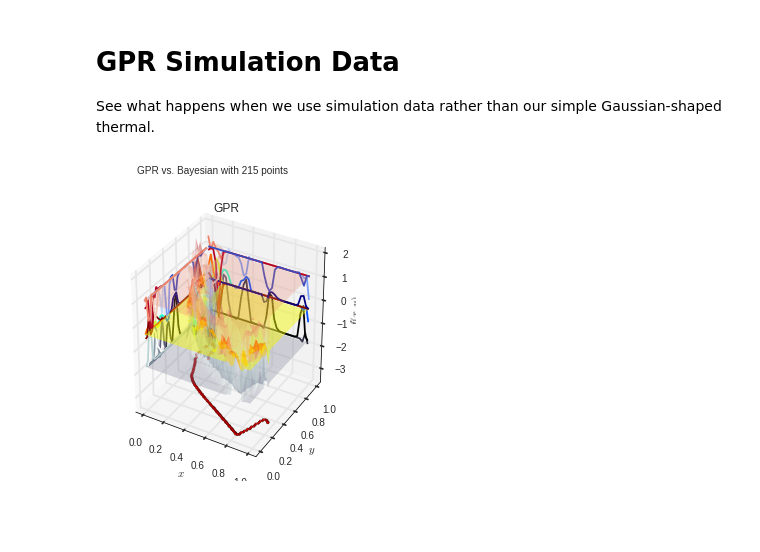
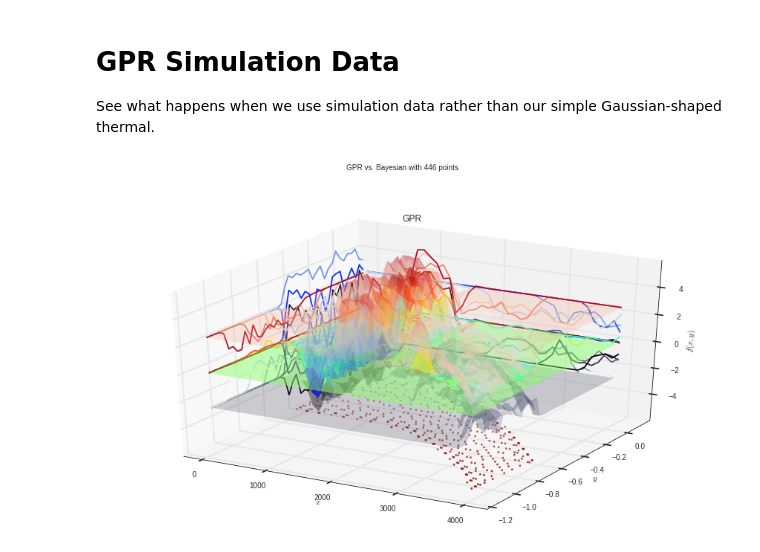
Before and after one commit to ThermalSoaring/bayesian-learning, a Jupyter notebook: gaussian-process-regression/GPR Simulation Data.ipynb, the cells around one changed output. Saved outputs shown, nothing was run; the diff lists cells and outputs as text; code cells hidden in the pictures; blank space fills up the shorter version.

Commit message:
Better simulation data, so better GPR with simulation data

```diff
--- a/gaussian-process-regression/GPR Simulation Data.ipynb
+++ b/gaussian-process-regression/GPR Simulation Data.ipynb
@@ -321,18 +321,24 @@ def evalMSE(predicted, correct):
 # Gaussian Process Regression to learn thermals
 #
 def GaussianProcessRegression(fig, path, measurements,
-                              field=None, pos_min=-50, pos_max=50, gprParams=None):
+                              field=None, gprParams=None):
     X = path
     y = measurements
 
     if gprParams == None:
         gprParams = GPRParams()
 
+    # Compute bounds based on measurements
+    pos_min_x = min(path[:,0])
+    pos_max_x = max(path[:,0])
+    pos_min_y = min(path[:,1])
+    pos_max_y = max(path[:,1])
+
     # Generate all the points we want to output at
     # See: http://stackoverflow.com/a/32208788
     grid_x, grid_y = np.meshgrid(
-        np.arange(pos_min, pos_max, (pos_max-pos_min)/40),
-        np.arange(pos_min, pos_max, (pos_max-pos_min)/40))
+        np.arange(pos_min_x, pos_max_x, (pos_max_x-pos_min_x)/40),
+        np.arange(pos_min_y, pos_max_y, (pos_max_y-pos_min_y)/40))
     grid = np.vstack((grid_x.flatten(), grid_y.flatten())).T
 
     if field:
@@ -358,7 +364,10 @@ def GaussianProcessRegression(fig, path, measurements,
     # Plot the predicted values
     plt.suptitle("GPR vs. Bayesian with "+str(len(measurements))+" points")
 
-    ax = fig.add_subplot(1,3,2, projection='3d')
+    if field:
+        ax = fig.add_subplot(1,3,2, projection='3d')
+    else:
+        ax = fig.add_subplot(1,1,1, projection='3d')
     plt.title('GPR')
     ax.set_xlabel('$x$')
     ax.set_ylabel('$y$')
@@ -389,12 +398,12 @@ def GaussianProcessRegression(fig, path, measurements,
     # Contours so we can see how it compares with the path
     # See: http://matplotlib.org/examples/mplot3d/contour3d_demo3.html
     cset = ax.contour(grid_x, grid_y, pred_surface, zdir='z', offset=0, cmap=cm.coolwarm)
-    cset = ax.contour(grid_x, grid_y, lower, zdir='x', offset=pos_min, cmap=cm.bone)
-    cset = ax.contour(grid_x, grid_y, lower, zdir='y', offset=pos_max, cmap=cm.bone)
-    cset = ax.contour(grid_x, grid_y, pred_surface, zdir='x', offset=pos_min, cmap=cm.jet)
-    cset = ax.contour(grid_x, grid_y, pred_surface, zdir='y', offset=pos_max, cmap=cm.jet)
-    cset = ax.contour(grid_x, grid_y, upper, zdir='x', offset=pos_min, cmap=cm.coolwarm)
-    cset = ax.contour(grid_x, grid_y, upper, zdir='y', offset=pos_max, cmap=cm.coolwarm)
+    cset = ax.contour(grid_x, grid_y, lower, zdir='x', offset=pos_min_x, cmap=cm.bone)
+    cset = ax.contour(grid_x, grid_y, lower, zdir='y', offset=pos_max_y, cmap=cm.bone)
+    cset = ax.contour(grid_x, grid_y, pred_surface, zdir='x', offset=pos_min_x, cmap=cm.jet)
+    cset = ax.contour(grid_x, grid_y, pred_surface, zdir='y', offset=pos_max_y, cmap=cm.jet)
+    cset = ax.contour(grid_x, grid_y, upper, zdir='x', offset=pos_min_x, cmap=cm.coolwarm)
+    cset = ax.contour(grid_x, grid_y, upper, zdir='y', offset=pos_max_y, cmap=cm.coolwarm)
 
     # Now for the actual values
     if field:
@@ -458,12 +467,10 @@ def morePoints(path, num):
 # Run both techniques on one path
 #
 def RunPath(data, gprParams=None):
-    fig = plt.figure(figsize=(15,5))
+    fig = plt.figure(figsize=(15,8))
     measurements = takeMeasurementsData(data)
     path = getPathData(data)
-    gpr = GaussianProcessRegression(fig, path, measurements, gprParams=gprParams,
-                                    # Since we normalized the X-Y coordinates
-                                    pos_min=0, pos_max=1)
+    gpr = GaussianProcessRegression(fig, path, measurements, gprParams=gprParams)
     #BayesianLearning(fig, thermals, path, measurements)
     plt.show()
 
@@ -493,6 +500,13 @@ def ParameterTests(data):
         nugget=1,
         random_start=100))
 
+    RunPath(data, GPRParams(
+        theta0=1e-1,
+        thetaL=1e-10,
+        thetaU=1e10,
+        nugget=10,
+        random_start=100))
+
 #
 # Convert from lat-long to x-y
 #  http://stackoverflow.com/a/16271669
@@ -514,53 +528,62 @@ def latLongToXY(lat, long, lat_0):
 # startAtZero to set the first position as the zero point or use
 # normalize to make the X-Y values all be between 0 and 1.
 #
-def readData(file, startAtZero=False, normalize=False):
+def readData(df, startAtZero=False, normalize=False):
     data = pd.DataFrame()
-    df = pd.read_csv(file)
 
     # Average all the latitudes to use as the center of our map
-    lat_0 = np.average(df[['Latitude']])
+    lat_0 = np.average(df[['Latitude']]) #*np.pi/180
 
     # Get the data we care about and convert Lat-Long to X-Y
-    for index, row in df[['Latitude','Longitude','VelDown']].iterrows():
-        lat = row['Latitude']
-        long = row['Longitude']
+    #for index, row in df[['Latitude','Longitude','VelDown']].iterrows():
+    for index, row in df.iterrows():
+        lat = row['Latitude'] #*np.pi/180
+        long = row['Longitude'] #*np.pi/180
         vel = row['VelDown']
         x, y = latLongToXY(lat, long, lat_0)
         data = data.append(pd.DataFrame([[x, y, vel]], index=[index],
                                         columns=['x','y','VelDown']))
 
     # Try to shrink the range of X-Y values if desired
     if startAtZero:
-        data[['x']] -= data[['x']].loc[0]
-        data[['y']] -= data[['y']].loc[0]
+        data[['x']] -= data[['x']].iloc[0]
+        data[['y']] -= data[['y']].iloc[0]
     elif normalize:
         minX, maxX = np.min(data[['x']]), np.max(data[['x']])
         minY, maxY = np.min(data[['y']]), np.max(data[['y']])
         data[['x']] -= minX
         data[['y']] -= minY
         data[['x']] /= maxX-minX
         data[['y']] /= maxY-minY
+
+    # For GPR (x,y) must be unique
+    data = data.drop_duplicates(subset=['x','y'])
 
     return data
 
 #
 # Compare Lat-Long with X-Y
 #
 def compareXYLatLong(file):
     data = readData(file)
     original = pd.read_csv(file)
-    data.plot(x='x', y='y', marker='.', title="Glider Position X-Y", figsize=(15,5))
-    original.plot(x='Longitude', y='Latitude', marker='.', title="Glider Position Lat-Long", figsize=(15,5))
+    data.plot(x='x', y='y', marker='.', title="Glider Position X-Y", figsize=(15,8))
+    original.plot(x='Longitude', y='Latitude', marker='.', title="Glider Position Lat-Long", figsize=(15,8))
 
-# Read data
-file = '../simulation/crrcsim/data/run2.csv'
-data = readData(file, normalize=True)
-# For GPR (x,y) must be unique
-data = data.drop_duplicates(subset=['x','y'])
+# Bizarre results
+#file = '../simulation/crrcsim/data/run2.csv'
+#data = readData(file, normalize=True)
+#ParameterTests(data)
+
+# Grab subset of data
+file = 'run9.csv'
+df = pd.read_csv(file)
+df = df.iloc[np.floor(df.shape[0]/3):np.floor(df.shape[0]*2/3),:]
+df = df.iloc[::10, :]
 # Run GPR
+data = readData(df, startAtZero=True)
 ParameterTests(data)
 # %% [output]
-[figure, old version]
+[figure, new version]
 GPR Parameters: Theta0: 0.100000, ThetaL: 0.000000, ThetaU: 10000000000.000000, Nugget: 0.000000, RandomStart: 100
 GPR Params:
```
Also changed, not shown: parts of 1 cell of this notebook, 3 other files.
